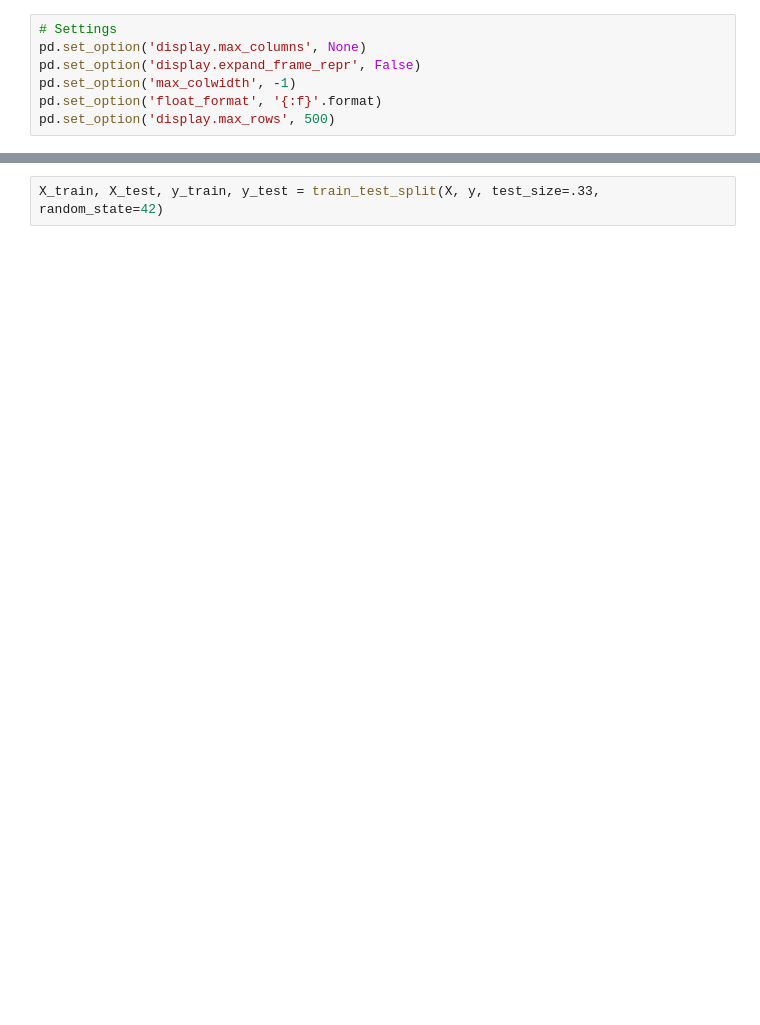
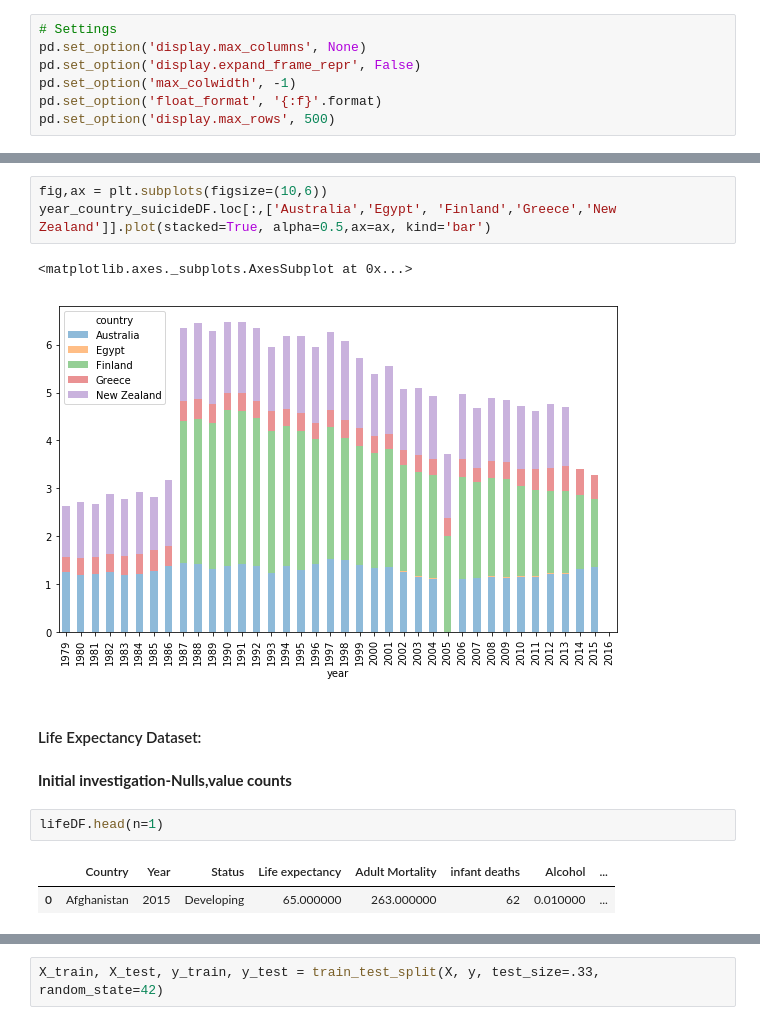
Before and after one commit to elifinspace/life_analytics, a Jupyter notebook: WHO.ipynb, the cells around one changed output, grey strips where cells are left out. Drawn from its saved outputs; the diff is of its cells as text; blank space fills up the shorter version.

```diff
--- a/WHO.ipynb
+++ b/WHO.ipynb
@@ -188,0 +108,15 @@ y=n_mergedDF['Life expectancy ']
+# %%
+fig,ax = plt.subplots(figsize=(10,6))
+year_country_suicideDF.loc[:,['Australia','Egypt', 'Finland','Greece','New Zealand']].plot(stacked=True, alpha=0.5,ax=ax, kind='bar')
+# %% [output]
+<matplotlib.axes._subplots.AxesSubplot at 0x...>
+[figure, added]
+# %% [markdown]
+#### Life Expectancy Dataset:
+# %% [markdown]
+**Initial investigation-Nulls,value counts**
+# %%
+lifeDF.head(n=1)
+# %% [output]
+|  | Country | Year | Status | Life expectancy | Adult Mortality | infant deaths | Alcohol | ... |
+| 0 | Afghanistan | 2015 | Developing | 65.000000 | 263.000000 | 62 | 0.010000 | ... |
```
Also changed, not shown: parts of 101 cells of this notebook, 1 other file.
